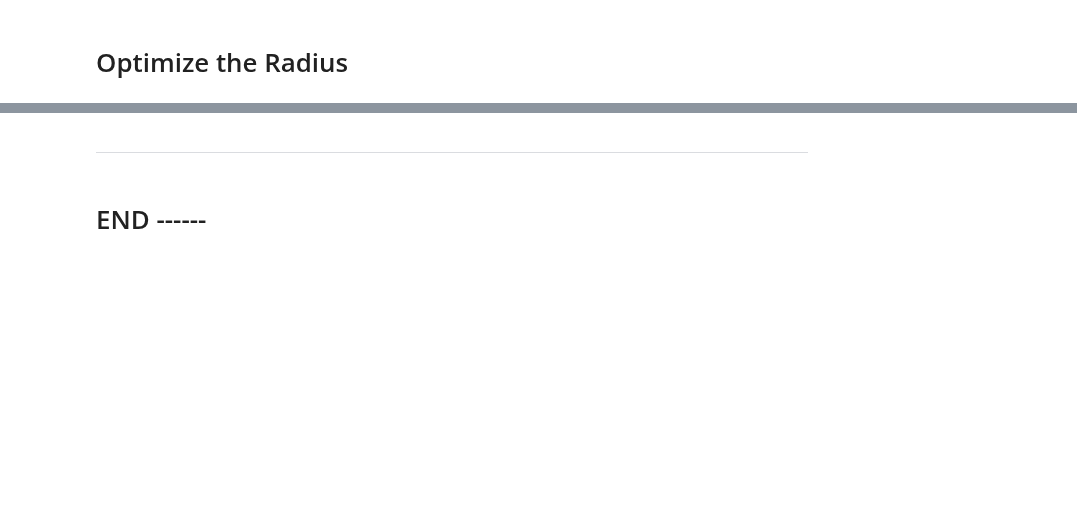
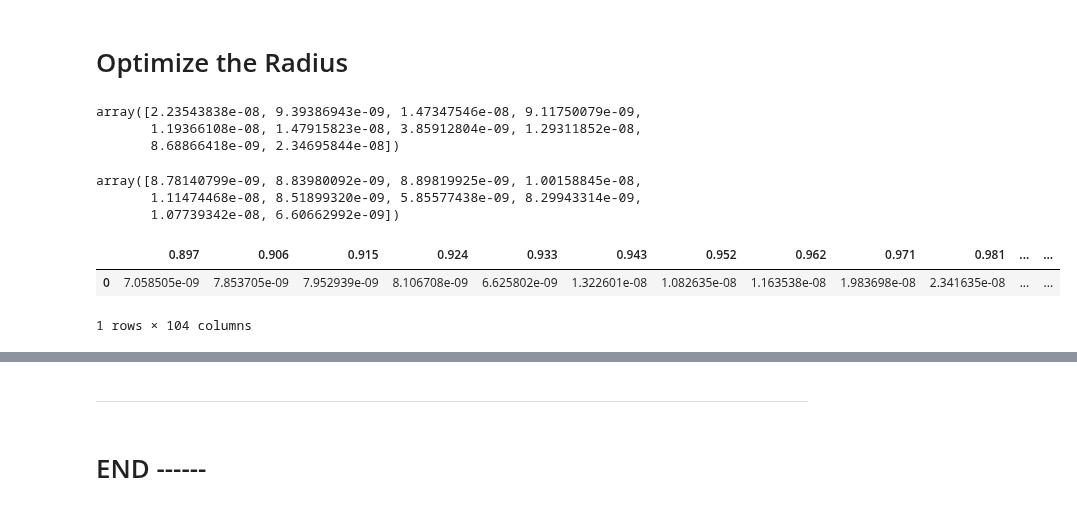
Before and after one commit to EhsanGharibNezhad/TelescopeML, a Jupyter notebook: notebooks/Predict_BrownDwarf_Parameters.ipynb, the cells around one changed output, grey strips where cells are left out. Saved outputs shown, nothing was run; the diff lists cells and outputs as text; code cells hidden in the pictures; blank space fills up the shorter version.

```diff
--- a/notebooks/Predict_BrownDwarf_Parameters.ipynb
+++ b/notebooks/Predict_BrownDwarf_Parameters.ipynb
@@ -266,0 +637,27 @@ regression_report(
+# %%
+def replace_zeros_with_mean(df_col):
+    """
+    Replace zero values in a DataFrame column with the mean of their non-zero neighbors.
+
+    Args:
+        df_col (pandas.Series): A pandas Series representing the column of a DataFrame.
+
+    Returns:
+        pandas.Series: The updated pandas Series with zero values replaced by the mean of non-zero neighbors.
+    """
+    zero_indices = np.where(df_col.values <= 0)
+
+    if zero_indices[0].size > 0:
+        for row in zero_indices[0]:
+            neighbors = df_col.iloc[max(0, row-1):row+2]
+            neighbors = neighbors[neighbors != 0]
+            while len(neighbors) == 0:
+                row -= 1
+                neighbors = df_col.iloc[max(0, row-1):row+2]
+                neighbors = neighbors[neighbors != 0]
+            df_col.iloc[row] = np.mean(neighbors)
+
+        return df_col
+
+    else:
+        print("No zero values found in the column.")
@@ -384,2 +1399,20 @@ Predicted Targets:
 # %% [markdown]
 # Optimize the Radius
+# %%
+predict.Fnu_obs_absolute[:10]
+# %% [output]
+array([2.23543838e-08, 9.39386943e-09, 1.47347546e-08, 9.11750079e-09,
+       1.19366108e-08, 1.47915823e-08, 3.85912804e-09, 1.29311852e-08,
+       8.68866418e-09, 2.34695844e-08])
+# %%
+predict.Fnu_obs_absolute_err[:10]
+# %% [output]
+array([8.78140799e-09, 8.83980092e-09, 8.89819925e-09, 1.00158845e-08,
+       1.11474468e-08, 8.51899320e-09, 5.85577438e-09, 8.29943314e-09,
+       1.07739342e-08, 6.60662992e-09])
+# %%
+predict.df_Fnu_obs_absolute_intd
+# %% [output]
+|  | 0.897 | 0.906 | 0.915 | 0.924 | 0.933 | 0.943 | 0.952 | 0.962 | 0.971 | 0.981 | ... | ... |
+| 0 | 7.058505e-09 | 7.853705e-09 | 7.952939e-09 | 8.106708e-09 | 6.625802e-09 | 1.322601e-08 | 1.082635e-08 | 1.163538e-08 | 1.983698e-08 | 2.341635e-08 | ... | ... |
+1 rows × 104 columns
```
Also changed, not shown: parts of 24 cells of this notebook, 1 other file.
